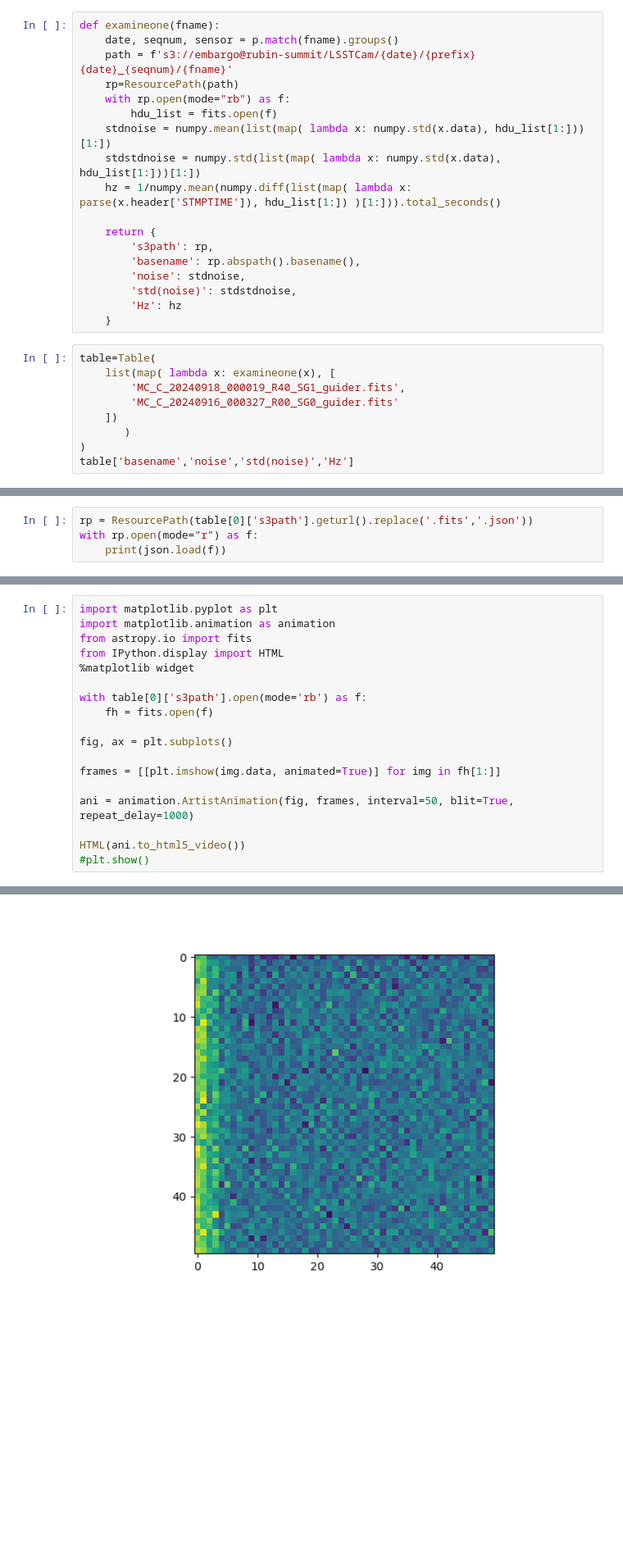
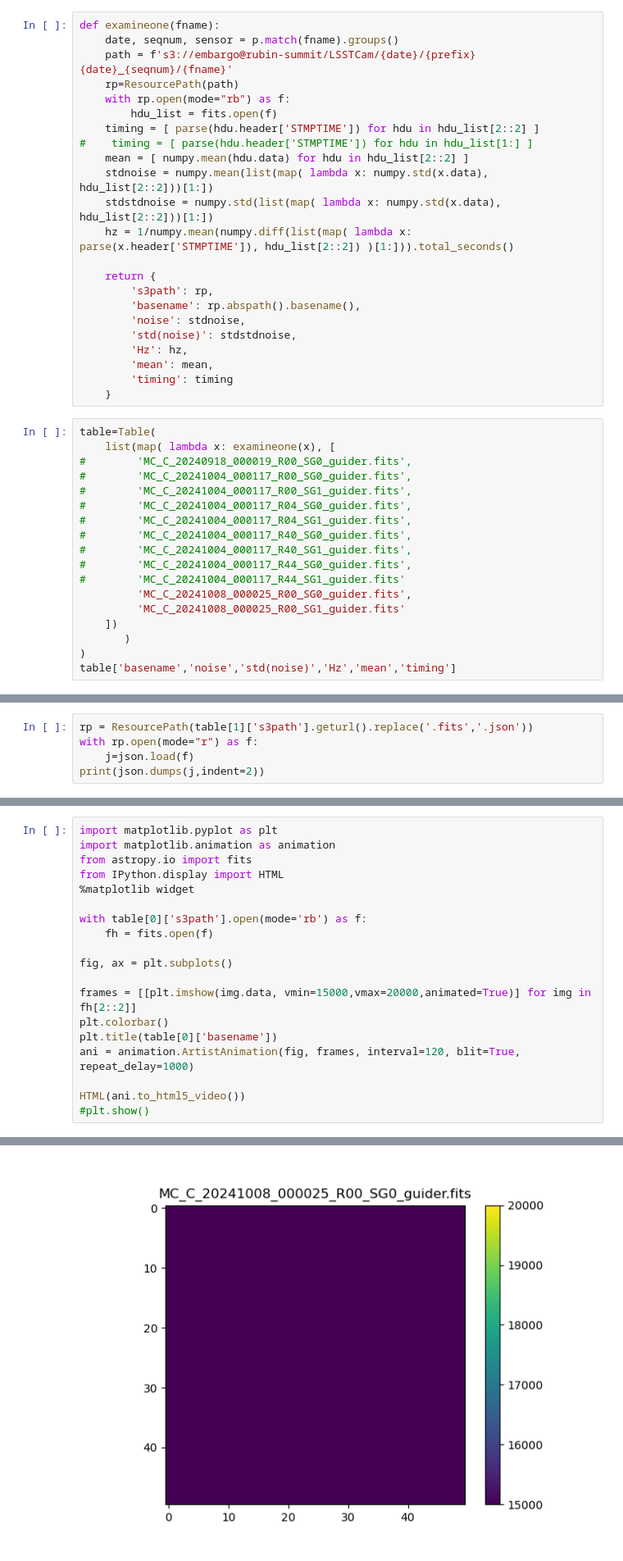
Before and after one commit to youtsumi/Run7, a Jupyter notebook: GuiderData.ipynb, the cells around one changed output, grey strips where cells are left out. Shown at 82% size. Drawn from its saved outputs; the diff is of its cells as text; blank space fills up the shorter version.

```diff
--- a/GuiderData.ipynb
+++ b/GuiderData.ipynb
@@ -18,26 +19,40 @@ def examineone(fname):
     rp=ResourcePath(path)
     with rp.open(mode="rb") as f:
         hdu_list = fits.open(f)
-    stdnoise = numpy.mean(list(map( lambda x: numpy.std(x.data), hdu_list[1:]))[1:])
-    stdstdnoise = numpy.std(list(map( lambda x: numpy.std(x.data), hdu_list[1:]))[1:])
-    hz = 1/numpy.mean(numpy.diff(list(map( lambda x: parse(x.header['STMPTIME']), hdu_list[1:]) )[1:])).total_seconds()
+    timing = [ parse(hdu.header['STMPTIME']) for hdu in hdu_list[2::2] ]
+#    timing = [ parse(hdu.header['STMPTIME']) for hdu in hdu_list[1:] ]
+    mean = [ numpy.mean(hdu.data) for hdu in hdu_list[2::2] ]
+    stdnoise = numpy.mean(list(map( lambda x: numpy.std(x.data), hdu_list[2::2]))[1:])
+    stdstdnoise = numpy.std(list(map( lambda x: numpy.std(x.data), hdu_list[2::2]))[1:])
+    hz = 1/numpy.mean(numpy.diff(list(map( lambda x: parse(x.header['STMPTIME']), hdu_list[2::2]) )[1:])).total_seconds()
 
     return {
         's3path': rp,
         'basename': rp.abspath().basename(),
         'noise': stdnoise,
         'std(noise)': stdstdnoise,
-        'Hz': hz
+        'Hz': hz,
+        'mean': mean,
+        'timing': timing
     }
 # %%
 table=Table(
     list(map( lambda x: examineone(x), [
-        'MC_C_20240918_000019_R40_SG1_guider.fits',
-        'MC_C_20240916_000327_R00_SG0_guider.fits'
+#        'MC_C_20240918_000019_R00_SG0_guider.fits',
+#        'MC_C_20241004_000117_R00_SG0_guider.fits',
+#        'MC_C_20241004_000117_R00_SG1_guider.fits',
+#        'MC_C_20241004_000117_R04_SG0_guider.fits',
+#        'MC_C_20241004_000117_R04_SG1_guider.fits',
+#        'MC_C_20241004_000117_R40_SG0_guider.fits',
+#        'MC_C_20241004_000117_R40_SG1_guider.fits',
+#        'MC_C_20241004_000117_R44_SG0_guider.fits',
+#        'MC_C_20241004_000117_R44_SG1_guider.fits'
+         'MC_C_20241008_000025_R00_SG0_guider.fits',
+         'MC_C_20241008_000025_R00_SG1_guider.fits'
     ])
        )
 )
-table['basename','noise','std(noise)','Hz']
+table['basename','noise','std(noise)','Hz','mean','timing']
 # %% [output]
 botocore.credentials INFO: Found credentials in shared credentials file: /home/y/youtsumi/.lsst/aws-credentials.ini
 Table length=2
@@ -48,5 +78,6 @@ Table length=2
 # %%
-rp = ResourcePath(table[0]['s3path'].geturl().replace('.fits','.json'))
+rp = ResourcePath(table[1]['s3path'].geturl().replace('.fits','.json'))
 with rp.open(mode="r") as f:
-    print(json.load(f))
+    j=json.load(f)
+print(json.dumps(j,indent=2))
 # %% [output]
@@ -63,9 +110,10 @@ with table[0]['s3path'].open(mode='rb') as f:
 
 fig, ax = plt.subplots()
 
-frames = [[plt.imshow(img.data, animated=True)] for img in fh[1:]]
-
-ani = animation.ArtistAnimation(fig, frames, interval=50, blit=True, repeat_delay=1000)
+frames = [[plt.imshow(img.data, vmin=15000,vmax=20000,animated=True)] for img in fh[2::2]]
+plt.colorbar()
+plt.title(table[0]['basename'])
+ani = animation.ArtistAnimation(fig, frames, interval=120, blit=True, repeat_delay=1000)
 
 HTML(ani.to_html5_video())
 #plt.show()
@@ -75,2 +123,2 @@ matplotlib.animation INFO: MovieWriter._run: running command: ffmpeg -f rawvideo
 [interactive output not drawn]
-[figure, old version]
+[figure, new version]
```
Also changed, not shown: parts of 7 cells of this notebook.
